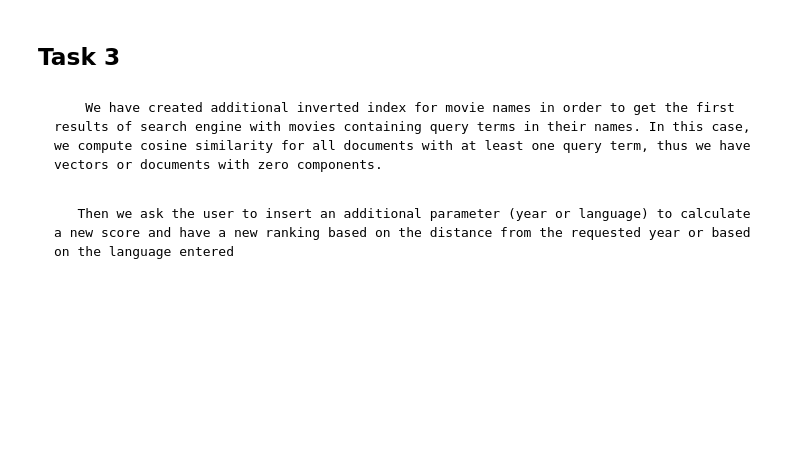
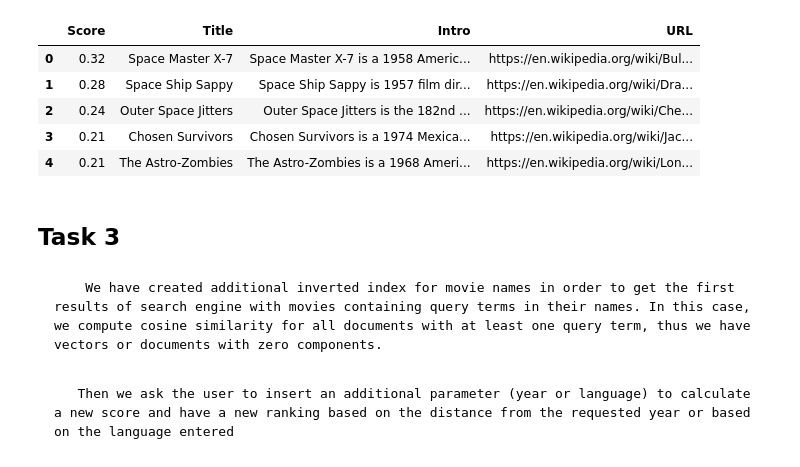
Before and after one commit to AntoCat93/HW3_G24, a Jupyter notebook: main.ipynb, the cells around one changed output. Saved outputs shown, nothing was run; the diff lists cells and outputs as text; code cells hidden in the pictures; blank space fills up the shorter version.

```diff
--- a/main.ipynb
+++ b/main.ipynb
@@ -39,3 +48,12 @@ search(2, 'Kill Bill', 20)
+# %%
+search(2, 'star space', 5)
+# %% [output]
+|  | Score | Title | Intro | URL |
+| 0 | 0.32 | Space Master X-7 | Space Master X-7 is a 1958 Americ... | https://en.wikipedia.org/wiki/Bul... |
+| 1 | 0.28 | Space Ship Sappy | Space Ship Sappy is 1957 film dir... | https://en.wikipedia.org/wiki/Dra... |
+| 2 | 0.24 | Outer Space Jitters | Outer Space Jitters is the 182nd ... | https://en.wikipedia.org/wiki/Che... |
+| 3 | 0.21 | Chosen Survivors | Chosen Survivors is a 1974 Mexica... | https://en.wikipedia.org/wiki/Jac... |
+| 4 | 0.21 | The Astro-Zombies | The Astro-Zombies is a 1968 Ameri... | https://en.wikipedia.org/wiki/Lon... |
 # %% [markdown]
 ## Task 3
 # %% [markdown]
```
Also changed, not shown: parts of 12 cells of this notebook, 1 other file.
